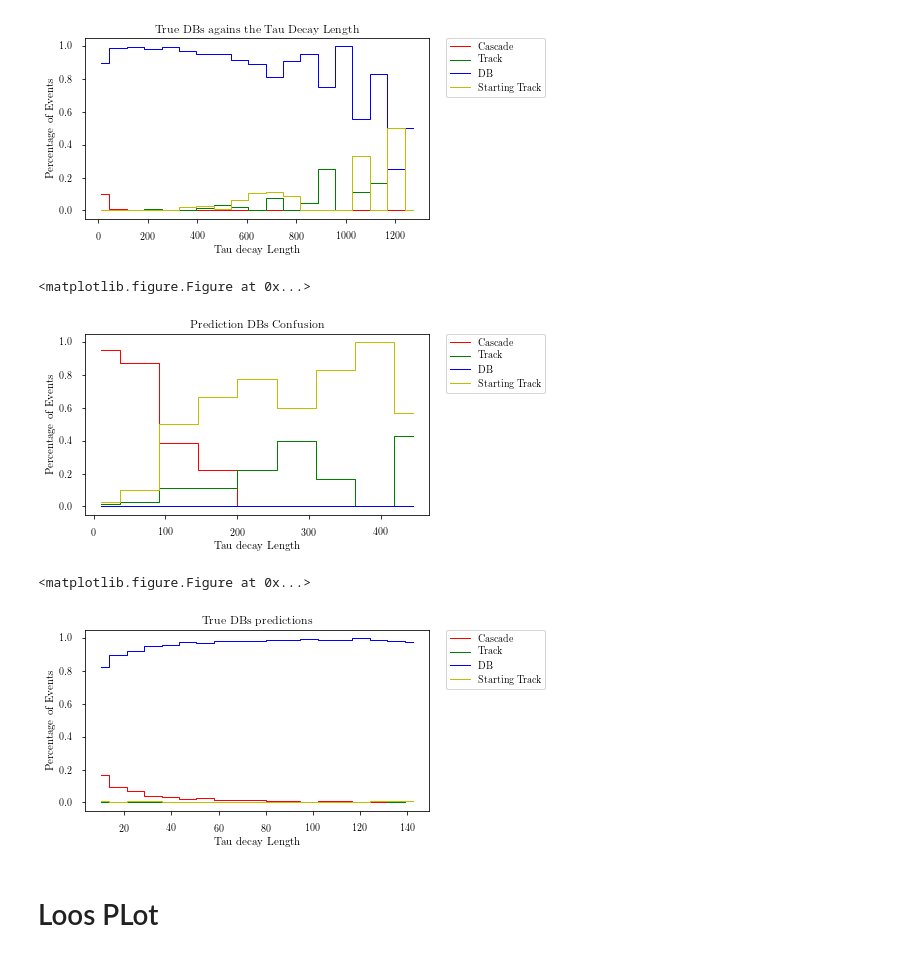
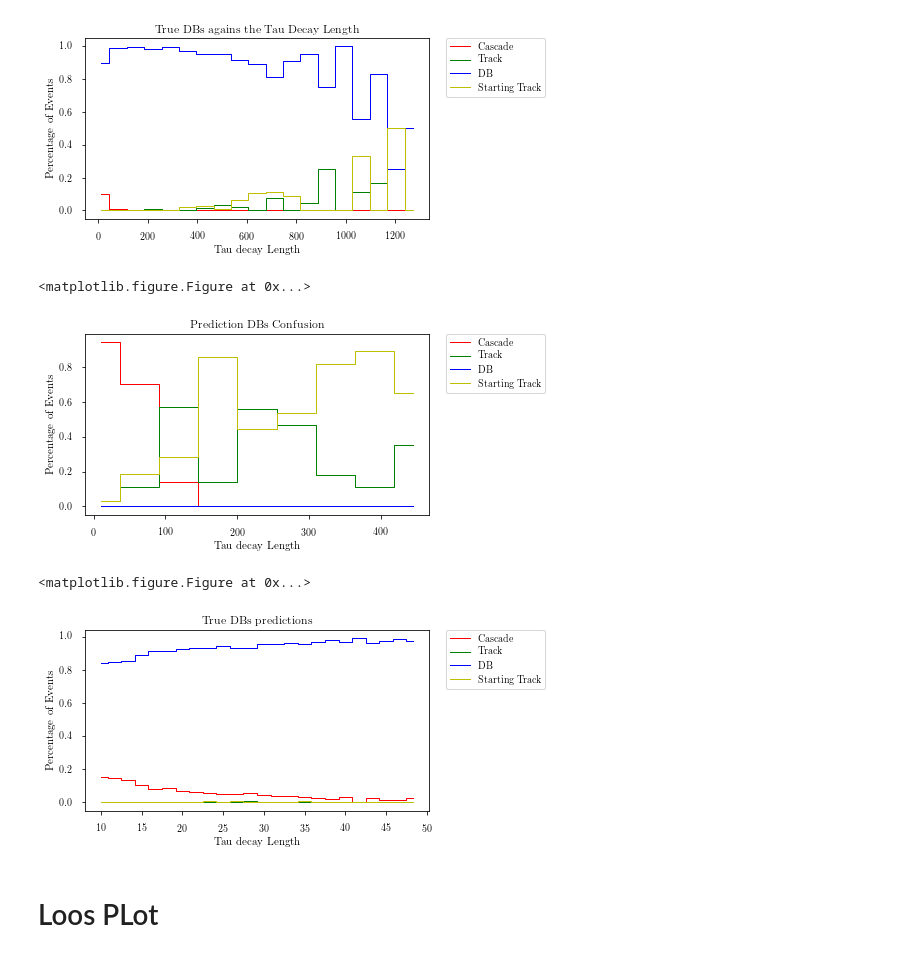
Before and after one commit to tglauch/DeepIceLearning, a Jupyter notebook: notebooks/NN_Anaalysis_4Types.ipynb, the cells around one changed output. Drawn from its saved outputs; the diff is of its cells as text; code cells hidden in the pictures.

```diff
--- a/notebooks/NN_Anaalysis_4Types.ipynb
+++ b/notebooks/NN_Anaalysis_4Types.ipynb
@@ -259,7 +259,7 @@ def acc_vs_hitDOMs_plot(pred, true, hitDOMs, title, binnumber):
 # %%
 DATA_DIR = "/scratch9/tglauch/NN_out/run37/"
 
-predictions_mctrue = pickle.load(file(os.path.join(DATA_DIR, 'best_val_loss_pred.pickle')))
+predictions_mctrue = pickle.load(file(os.path.join(DATA_DIR, 'best_val_loss_pred_34.pickle')))
 # if specific epoch is applied and wanted to be analyzied
 #predictions_mctrue = pickle.load(file(os.path.join(DATA_DIR, 'model_all_epochs/weights_09_pred.pickle')))
 
@@ -465,14 +465,14 @@ Text(0,0.5,u'counts')
 # %%
-fig, ax1 = newfig(0.9)
-masks = [true_label_1 ==0, true_label_1 ==1, true_label_1 ==2 ]
-for mask in masks:
-    diff = np.array(true_label_3[mask]) - np.array(pred_label_3[mask])
-    vals, bins = np.histogram(diff, bins=100)
-    ax1.plot(bins[:-1], vals, drawstyle='steps-pre', label="Diff Distribution")
-ax1.legend(ncol=1, borderaxespad=0., loc ='best') #bbox_to_anchor=(0.975 , 0.3),
-ax1.set_title(r"Differenz of prediction and truth")
-ax1.set_xlabel(r'angle [degree]')
-ax1.set_ylabel(r'counts')
+# fig, ax1 = newfig(0.9)
+# masks = [true_label_1 ==0, true_label_1 ==1, true_label_1 ==2 ]
+# for mask in masks:
+#     diff = np.array(true_label_3[mask]) - np.array(pred_label_3[mask])
+#     vals, bins = np.histogram(diff, bins=100)
+#     ax1.plot(bins[:-1], vals, drawstyle='steps-pre', label="Diff Distribution")
+# ax1.legend(ncol=1, borderaxespad=0., loc ='best') #bbox_to_anchor=(0.975 , 0.3),
+# ax1.set_title(r"Differenz of prediction and truth")
+# ax1.set_xlabel(r'angle [degree]')
+# ax1.set_ylabel(r'counts')
 # %% [markdown]
 ## Extremeness of Predictions
 ##### Probabilitys of Predictions
@@ -670,16 +670,16 @@ fig = perc_class_against_x(2, tau_decay_length,
                             500, 10, norm_on='pred')
 # %% [output]
 <matplotlib.figure.Figure at 0x...>
-[figure, old version]
+[figure, new version]
 # %%
 fig = perc_class_against_x(2, tau_decay_length,
                            "True DBs predictions",
                            'Tau decay Length',
                             np.min(tau_decay_length[true_label_1 == 2]),
-                            150, 20)
+                            50, 25)
 # %% [output]
 <matplotlib.figure.Figure at 0x...>
-[figure, old version]
+[figure, new version]
 # %% [markdown]
 # Loos PLot
 # %%
```
Also changed, not shown: parts of 16 cells of this notebook, 3 other files.
